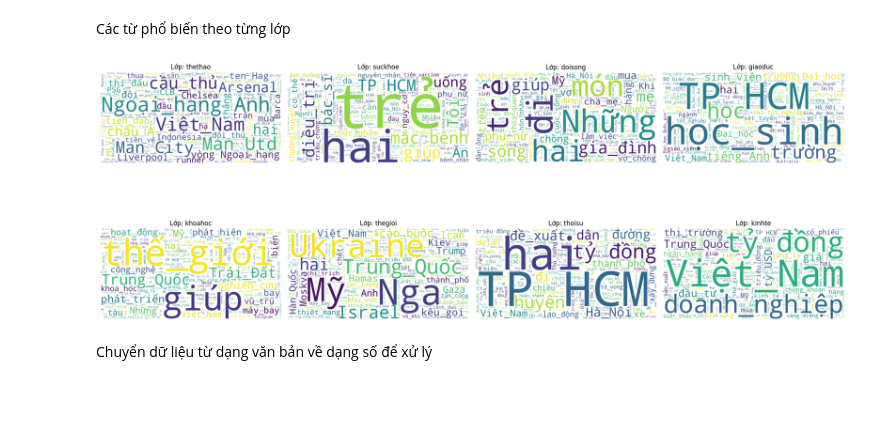
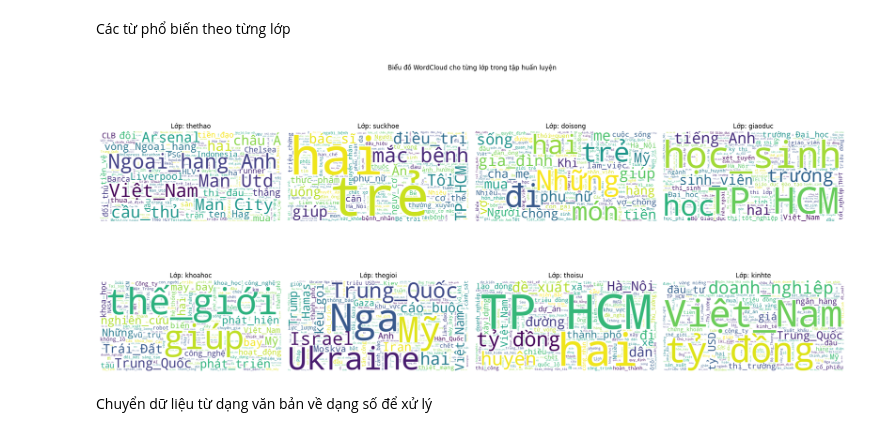
Before and after one commit to kwspringkle/nhapmonAI, a Jupyter notebook: nhapmonai.ipynb, the cells around one changed output. Cells and saved outputs as stored; diff of their text form; code cells hidden in the pictures; blank space fills up the shorter version.

```diff
--- a/nhapmonai.ipynb
+++ b/nhapmonai.ipynb
@@ -148,22 +156,22 @@ Các từ phổ biến theo từng lớp
 # %%
 unique_labels = train_df['lớp'].unique()
 num_labels = len(unique_labels)
 
 plt.figure(figsize=(20, 10))
 
 for i, label in enumerate(unique_labels):
     text = " ".join(train_df[train_df['lớp'] == label]['processed'])
     wordcloud = WordCloud(width=800, height=400, background_color='white').generate(text)
 
     plt.subplot(2, 4, i+1)  # 2 hàng, 4 cột = 8 lớp
     plt.imshow(wordcloud, interpolation='bilinear')
     plt.axis('off')
     plt.title(f"Lớp: {label}")
-
+plt.suptitle("Biểu đồ WordCloud cho từng lớp trong tập huấn luyện")
 plt.tight_layout()
 plt.show()
 # %% [output]
-[figure, old version]
+[figure, new version]
 # %% [markdown]
 Chuyển dữ liệu từ dạng văn bản về dạng số để xử lý
 # %%
```
Also changed, not shown: parts of 1 cell of this notebook.
